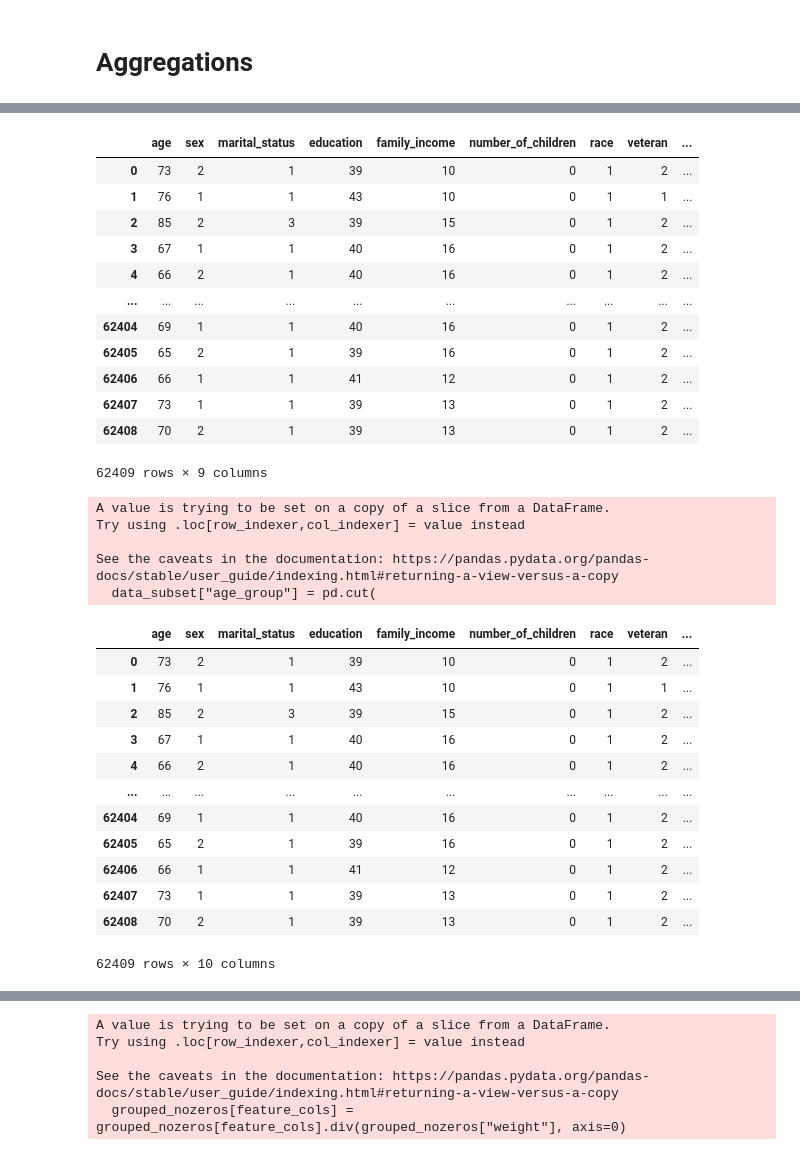
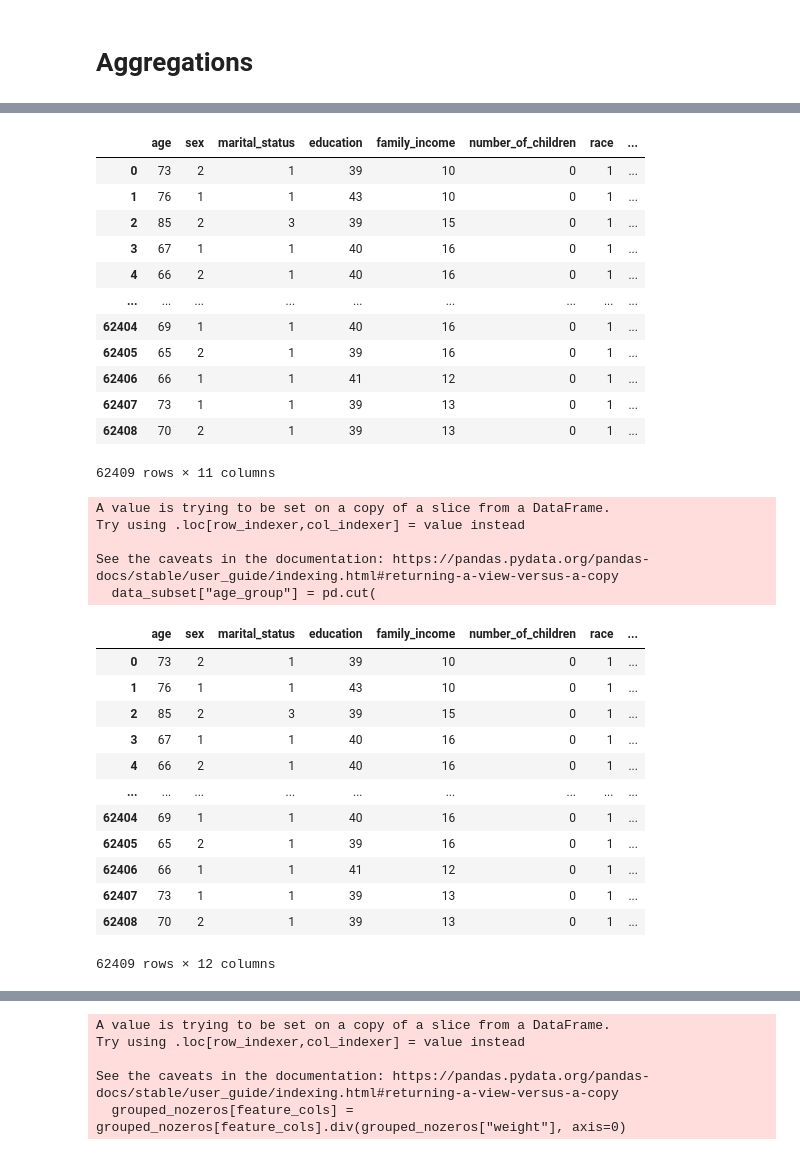
Before and after one commit to ecw70574/US-Census-Voting-and-Registration-DSCI-Capstone-Project, a Jupyter notebook: AggregationsforRNN.ipynb, the cells around one changed output, grey strips where cells are left out. Saved outputs shown, nothing was run; the diff lists cells and outputs as text; code cells hidden in the pictures.

```diff
--- a/AggregationsforRNN.ipynb
+++ b/AggregationsforRNN.ipynb
@@ -22,28 +63,30 @@ data = data.rename(columns={
     "HEFAMINC": "family_income",
     "PRCHLD": "number_of_children",
     'PTDTRACE': 'race',
+    'PEHSPNON': 'hispanic_flag',
     'PEAFEVER': 'veteran',
-    'PWSSWGT': 'weight'
+    'PWSSWGT': 'weight',
+    'GESTFIPS': 'state'
 
 })
 # %%
 # subset only a few features for now, can add more in later
-data_subset = data[["age","sex", "marital_status","education","family_income","number_of_children","race","veteran","weight"]]
+data_subset = data[["age","sex", "marital_status","education","family_income","number_of_children","race","hispanic_flag", "veteran",'state',"weight"]]
 data_subset
 # %% [output]
-|  | age | sex | marital_status | education | family_income | number_of_children | race | veteran | ... |
-| 0 | 73 | 2 | 1 | 39 | 10 | 0 | 1 | 2 | ... |
-| 1 | 76 | 1 | 1 | 43 | 10 | 0 | 1 | 1 | ... |
-| 2 | 85 | 2 | 3 | 39 | 15 | 0 | 1 | 2 | ... |
-| 3 | 67 | 1 | 1 | 40 | 16 | 0 | 1 | 2 | ... |
-| 4 | 66 | 2 | 1 | 40 | 16 | 0 | 1 | 2 | ... |
-| ... | ... | ... | ... | ... | ... | ... | ... | ... | ... |
-| 62404 | 69 | 1 | 1 | 40 | 16 | 0 | 1 | 2 | ... |
-| 62405 | 65 | 2 | 1 | 39 | 16 | 0 | 1 | 2 | ... |
-| 62406 | 66 | 1 | 1 | 41 | 12 | 0 | 1 | 2 | ... |
-| 62407 | 73 | 1 | 1 | 39 | 13 | 0 | 1 | 2 | ... |
-| 62408 | 70 | 2 | 1 | 39 | 13 | 0 | 1 | 2 | ... |
+|  | age | sex | marital_status | education | family_income | number_of_children | race | ... |
+| 0 | 73 | 2 | 1 | 39 | 10 | 0 | 1 | ... |
+| 1 | 76 | 1 | 1 | 43 | 10 | 0 | 1 | ... |
+| 2 | 85 | 2 | 3 | 39 | 15 | 0 | 1 | ... |
+| 3 | 67 | 1 | 1 | 40 | 16 | 0 | 1 | ... |
+| 4 | 66 | 2 | 1 | 40 | 16 | 0 | 1 | ... |
+| ... | ... | ... | ... | ... | ... | ... | ... | ... |
+| 62404 | 69 | 1 | 1 | 40 | 16 | 0 | 1 | ... |
+| 62405 | 65 | 2 | 1 | 39 | 16 | 0 | 1 | ... |
+| 62406 | 66 | 1 | 1 | 41 | 12 | 0 | 1 | ... |
+| 62407 | 73 | 1 | 1 | 39 | 13 | 0 | 1 | ... |
+| 62408 | 70 | 2 | 1 | 39 | 13 | 0 | 1 | ... |
-62409 rows × 9 columns
+62409 rows × 11 columns
 # %%
 bins = [18, 25, 35, 45, 55, 65, 100]
 labels = ["18-24", "25-34", "35-44", "45-54", "55-64", "65+"]
@@ -63,19 +106,19 @@ See the caveats in the documentation: https://pandas.pydata.org/pandas-docs/stab
 # %%
 data_subset
 # %% [output]
-|  | age | sex | marital_status | education | family_income | number_of_children | race | veteran | ... |
-| 0 | 73 | 2 | 1 | 39 | 10 | 0 | 1 | 2 | ... |
-| 1 | 76 | 1 | 1 | 43 | 10 | 0 | 1 | 1 | ... |
-| 2 | 85 | 2 | 3 | 39 | 15 | 0 | 1 | 2 | ... |
-| 3 | 67 | 1 | 1 | 40 | 16 | 0 | 1 | 2 | ... |
-| 4 | 66 | 2 | 1 | 40 | 16 | 0 | 1 | 2 | ... |
-| ... | ... | ... | ... | ... | ... | ... | ... | ... | ... |
-| 62404 | 69 | 1 | 1 | 40 | 16 | 0 | 1 | 2 | ... |
-| 62405 | 65 | 2 | 1 | 39 | 16 | 0 | 1 | 2 | ... |
-| 62406 | 66 | 1 | 1 | 41 | 12 | 0 | 1 | 2 | ... |
-| 62407 | 73 | 1 | 1 | 39 | 13 | 0 | 1 | 2 | ... |
-| 62408 | 70 | 2 | 1 | 39 | 13 | 0 | 1 | 2 | ... |
+|  | age | sex | marital_status | education | family_income | number_of_children | race | ... |
+| 0 | 73 | 2 | 1 | 39 | 10 | 0 | 1 | ... |
+| 1 | 76 | 1 | 1 | 43 | 10 | 0 | 1 | ... |
+| 2 | 85 | 2 | 3 | 39 | 15 | 0 | 1 | ... |
+| 3 | 67 | 1 | 1 | 40 | 16 | 0 | 1 | ... |
+| 4 | 66 | 2 | 1 | 40 | 16 | 0 | 1 | ... |
+| ... | ... | ... | ... | ... | ... | ... | ... | ... |
+| 62404 | 69 | 1 | 1 | 40 | 16 | 0 | 1 | ... |
+| 62405 | 65 | 2 | 1 | 39 | 16 | 0 | 1 | ... |
+| 62406 | 66 | 1 | 1 | 41 | 12 | 0 | 1 | ... |
+| 62407 | 73 | 1 | 1 | 39 | 13 | 0 | 1 | ... |
+| 62408 | 70 | 2 | 1 | 39 | 13 | 0 | 1 | ... |
-62409 rows × 10 columns
+62409 rows × 12 columns
 # %%
 # encode the features we don't want to group by in the rows
 data_subset = data_subset.drop(columns=["age"])
```
Also changed, not shown: parts of 23 cells of this notebook.
